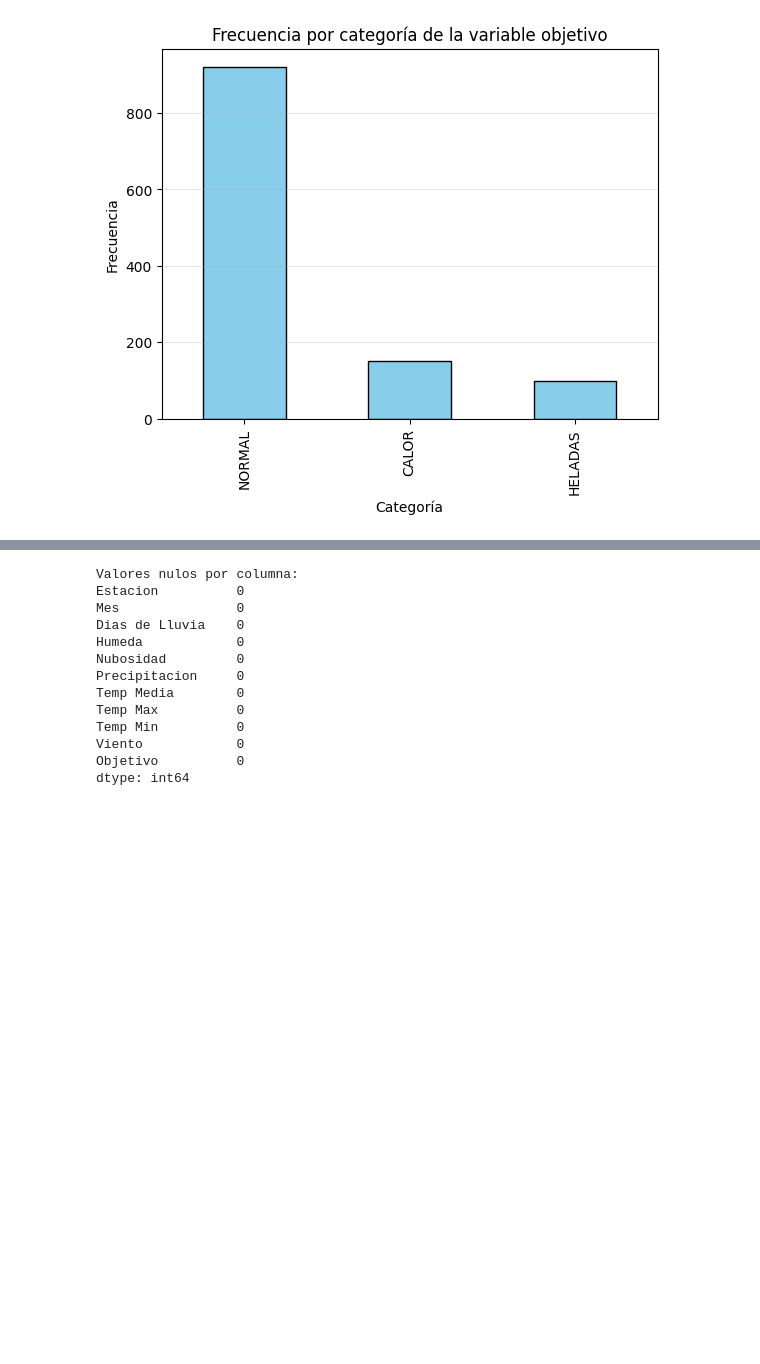
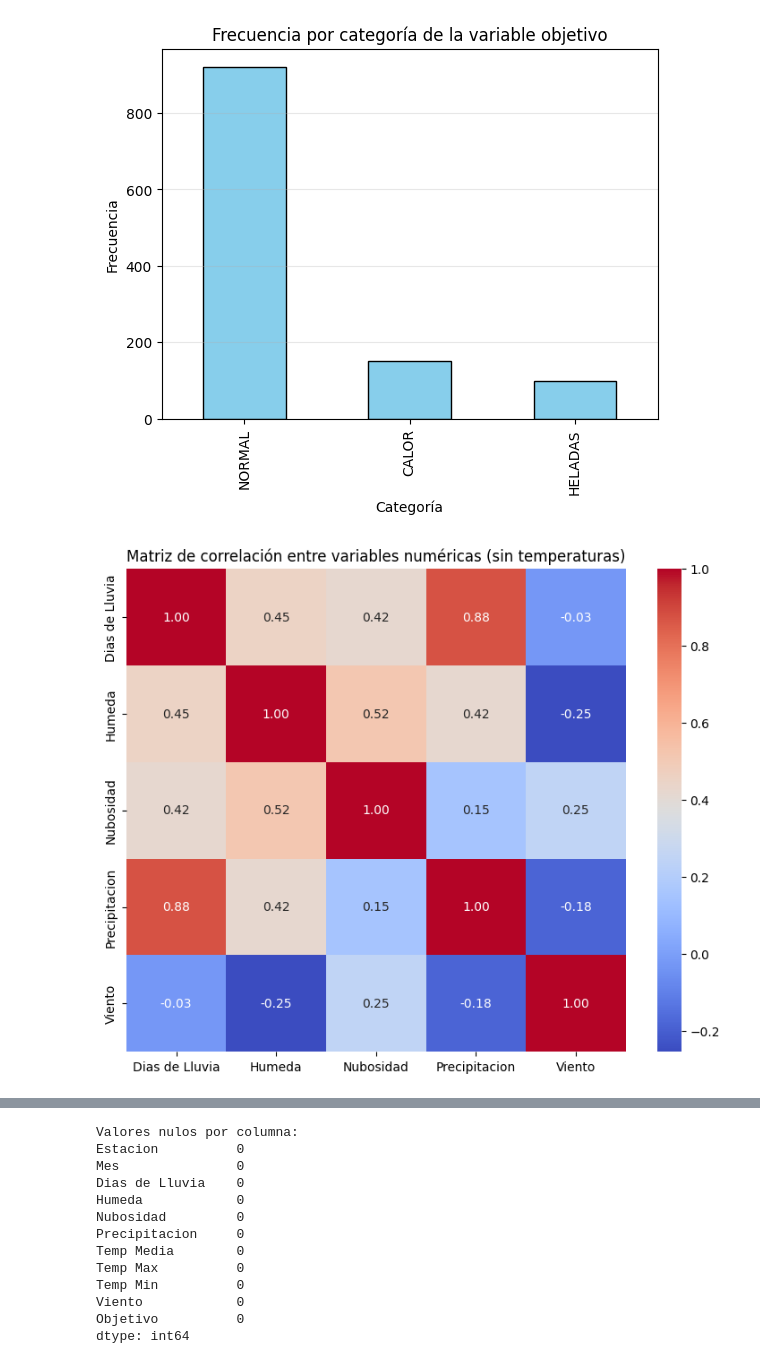
Before and after one commit to MarianoBuet/Aprendizaje-Autom-tico, a Jupyter notebook: Entregas_Parcial/notebooks/Predicción_de__Alertas__Termicas_RLog.ipynb, the cells around one changed output, grey strips where cells are left out. Cells and saved outputs as stored; diff of their text form; code cells hidden in the pictures; blank space fills up the shorter version.

```diff
--- a/Entregas_Parcial/notebooks/Predicción_de__Alertas__Termicas_RLog.ipynb
+++ b/Entregas_Parcial/notebooks/Predicción_de__Alertas__Termicas_RLog.ipynb
@@ -113,3 +103,12 @@ plt.grid(axis='y', alpha=0.3)
 plt.show()
 # %% [output]
 [figure]
+# %%
+# Matriz de correlación (sin incluir temperaturas)
+vars_corr = [c for c in df.select_dtypes(include=[np.number]).columns if "Temp" not in c]
+plt.figure(figsize=(9,7))
+sns.heatmap(df[vars_corr].corr(), annot=True, cmap="coolwarm", fmt=".2f")
+plt.title("Matriz de correlación entre variables numéricas (sin temperaturas)")
+plt.show()
+# %% [output]
+[figure, added]
```
Also changed, not shown: parts of 8 cells of this notebook.
